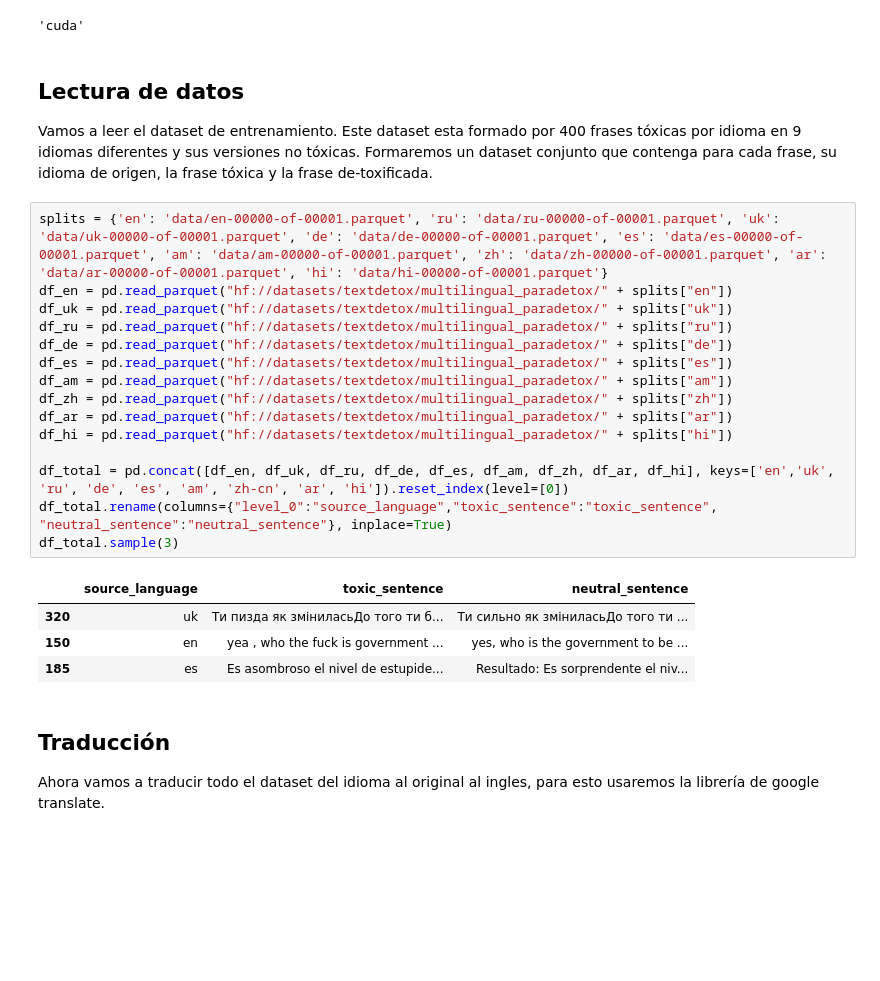
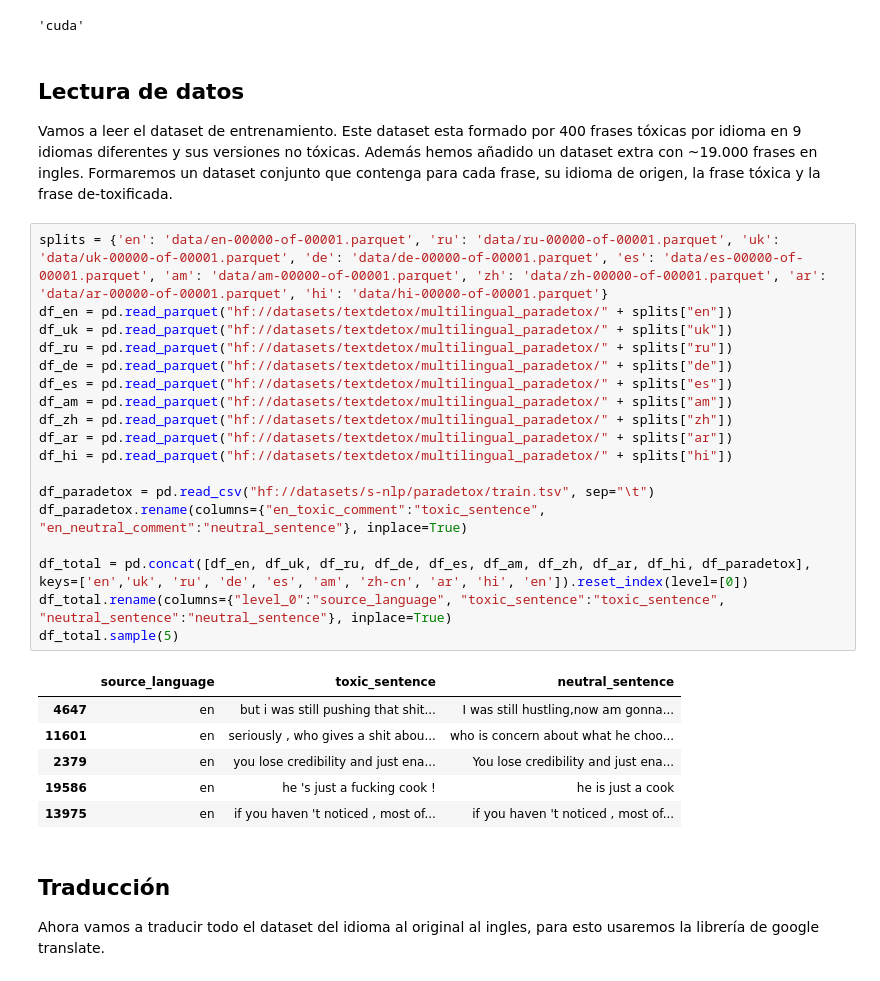
Before and after one commit to 18mgdev/nlp_detox, a Jupyter notebook: nlp_detox.ipynb, the cells around one changed output. Cells and saved outputs as stored; diff of their text form; blank space fills up the shorter version.

Commit message:
Entrenamiento con dataset extendido

```diff
--- a/nlp_detox.ipynb
+++ b/nlp_detox.ipynb
@@ -23,27 +28,32 @@ device
 # %% [markdown]
 ## Lectura de datos
 
-Vamos a leer el dataset de entrenamiento. Este dataset esta formado por 400 frases tóxicas por idioma en 9 idiomas diferentes y sus versiones no tóxicas. Formaremos un dataset conjunto que contenga para cada frase, su idioma de origen, la frase tóxica y la frase de-toxificada.
+Vamos a leer el dataset de entrenamiento. Este dataset esta formado por 400 frases tóxicas por idioma en 9 idiomas diferentes y sus versiones no tóxicas. Además hemos añadido un dataset extra con ~19.000 frases en ingles. Formaremos un dataset conjunto que contenga para cada frase, su idioma de origen, la frase tóxica y la frase de-toxificada.
 # %%
 splits = {'en': 'data/en-00000-of-00001.parquet', 'ru': 'data/ru-00000-of-00001.parquet', 'uk': 'data/uk-00000-of-00001.parquet', 'de': 'data/de-00000-of-00001.parquet', 'es': 'data/es-00000-of-00001.parquet', 'am': 'data/am-00000-of-00001.parquet', 'zh': 'data/zh-00000-of-00001.parquet', 'ar': 'data/ar-00000-of-00001.parquet', 'hi': 'data/hi-00000-of-00001.parquet'}
 df_en = pd.read_parquet("hf://datasets/textdetox/multilingual_paradetox/" + splits["en"])
 df_uk = pd.read_parquet("hf://datasets/textdetox/multilingual_paradetox/" + splits["uk"])
 df_ru = pd.read_parquet("hf://datasets/textdetox/multilingual_paradetox/" + splits["ru"])
 df_de = pd.read_parquet("hf://datasets/textdetox/multilingual_paradetox/" + splits["de"])
 df_es = pd.read_parquet("hf://datasets/textdetox/multilingual_paradetox/" + splits["es"])
 df_am = pd.read_parquet("hf://datasets/textdetox/multilingual_paradetox/" + splits["am"])
 df_zh = pd.read_parquet("hf://datasets/textdetox/multilingual_paradetox/" + splits["zh"])
 df_ar = pd.read_parquet("hf://datasets/textdetox/multilingual_paradetox/" + splits["ar"])
 df_hi = pd.read_parquet("hf://datasets/textdetox/multilingual_paradetox/" + splits["hi"])
 
-df_total = pd.concat([df_en, df_uk, df_ru, df_de, df_es, df_am, df_zh, df_ar, df_hi], keys=['en','uk', 'ru', 'de', 'es', 'am', 'zh-cn', 'ar', 'hi']).reset_index(level=[0])
-df_total.rename(columns={"level_0":"source_language","toxic_sentence":"toxic_sentence", "neutral_sentence":"neutral_sentence"}, inplace=True)
-df_total.sample(3)
+df_paradetox = pd.read_csv("hf://datasets/s-nlp/paradetox/train.tsv", sep="\t")
+df_paradetox.rename(columns={"en_toxic_comment":"toxic_sentence", "en_neutral_comment":"neutral_sentence"}, inplace=True)
+
+df_total = pd.concat([df_en, df_uk, df_ru, df_de, df_es, df_am, df_zh, df_ar, df_hi, df_paradetox], keys=['en','uk', 'ru', 'de', 'es', 'am', 'zh-cn', 'ar', 'hi', 'en']).reset_index(level=[0])
+df_total.rename(columns={"level_0":"source_language", "toxic_sentence":"toxic_sentence", "neutral_sentence":"neutral_sentence"}, inplace=True)
+df_total.sample(5)
 # %% [output]
 |  | source_language | toxic_sentence | neutral_sentence |
-| 320 | uk | Ти пизда як зміниласьДо того ти б... | Ти сильно як зміниласьДо того ти ... |
-| 150 | en | yea , who the fuck is government ... | yes, who is the government to be ... |
-| 185 | es | Es asombroso el nivel de estupide... | Resultado: Es sorprendente el niv... |
+| 4647 | en | but i was still pushing that shit... | I was still hustling,now am gonna... |
+| 11601 | en | seriously , who gives a shit abou... | who is concern about what he choo... |
+| 2379 | en | you lose credibility and just ena... | You lose credibility and just ena... |
+| 19586 | en | he 's just a fucking cook ! | he is just a cook |
+| 13975 | en | if you haven 't noticed , most of... | if you haven 't noticed , most of... |
 # %% [markdown]
 ## Traducción
 
```
Also changed, not shown: parts of 17 cells of this notebook, 1 other file.
